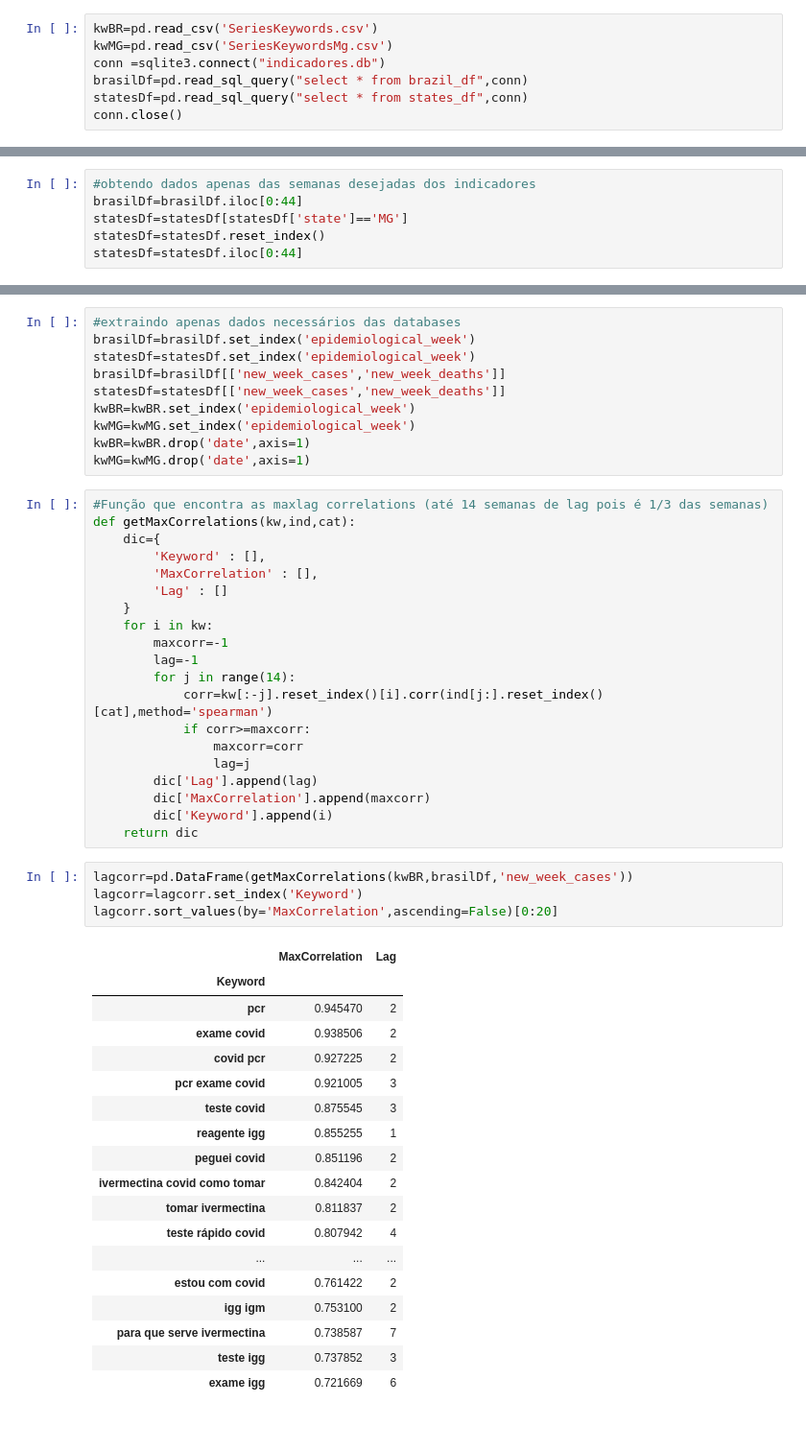
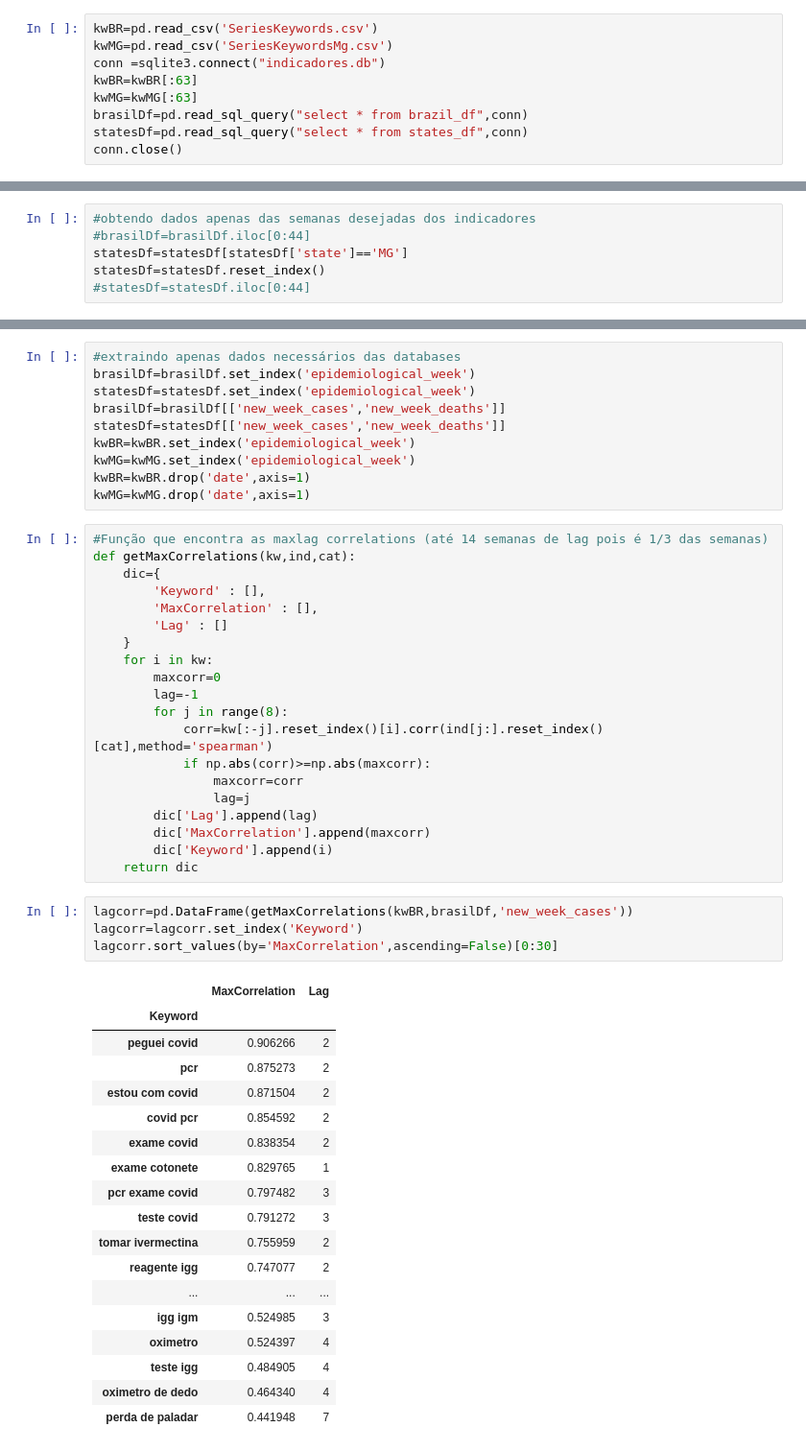
Before and after one commit to CDA-EPCWeb/Google-Trends, a Jupyter notebook: lagCorrelations.ipynb, the cells around one changed output, grey strips where cells are left out. Shown: that part at 96% size. Saved outputs shown, nothing was run; the diff lists cells and outputs as text.

```diff
--- a/lagCorrelations.ipynb
+++ b/lagCorrelations.ipynb
@@ -5,6 +7,8 @@ import sqlite3
 kwBR=pd.read_csv('SeriesKeywords.csv')
 kwMG=pd.read_csv('SeriesKeywordsMg.csv')
 conn =sqlite3.connect("indicadores.db")
+kwBR=kwBR[:63]
+kwMG=kwMG[:63]
 brasilDf=pd.read_sql_query("select * from brazil_df",conn)
 statesDf=pd.read_sql_query("select * from states_df",conn)
 conn.close()
@@ -11,9 +31,9 @@ conn.close()
 # %%
 #obtendo dados apenas das semanas desejadas dos indicadores
-brasilDf=brasilDf.iloc[0:44]
+#brasilDf=brasilDf.iloc[0:44]
 statesDf=statesDf[statesDf['state']=='MG']
 statesDf=statesDf.reset_index()
-statesDf=statesDf.iloc[0:44]
+#statesDf=statesDf.iloc[0:44]
 # %%
 #reordenando colunas para mais facil visualização
 cols=kwMG.columns.tolist()
@@ -54,11 +74,11 @@ def getMaxCorrelations(kw,ind,cat):
         'Lag' : []
     }
     for i in kw:
-        maxcorr=-1
+        maxcorr=0
         lag=-1
-        for j in range(14):
+        for j in range(8):
             corr=kw[:-j].reset_index()[i].corr(ind[j:].reset_index()[cat],method='spearman')
-            if corr>=maxcorr:
+            if np.abs(corr)>=np.abs(maxcorr):
                 maxcorr=corr
                 lag=j
         dic['Lag'].append(lag)
@@ -68,26 +88,26 @@ def getMaxCorrelations(kw,ind,cat):
 # %%
 lagcorr=pd.DataFrame(getMaxCorrelations(kwBR,brasilDf,'new_week_cases'))
 lagcorr=lagcorr.set_index('Keyword')
-lagcorr.sort_values(by='MaxCorrelation',ascending=False)[0:20]
+lagcorr.sort_values(by='MaxCorrelation',ascending=False)[0:30]
 # %% [output]
 |  | MaxCorrelation | Lag |
 | Keyword |  |  |
-| pcr | 0.945470 | 2 |
-| exame covid | 0.938506 | 2 |
-| covid pcr | 0.927225 | 2 |
-| pcr exame covid | 0.921005 | 3 |
-| teste covid | 0.875545 | 3 |
-| reagente igg | 0.855255 | 1 |
-| peguei covid | 0.851196 | 2 |
-| ivermectina covid como tomar | 0.842404 | 2 |
-| tomar ivermectina | 0.811837 | 2 |
-| teste rápido covid | 0.807942 | 4 |
+| peguei covid | 0.906266 | 2 |
+| pcr | 0.875273 | 2 |
+| estou com covid | 0.871504 | 2 |
+| covid pcr | 0.854592 | 2 |
+| exame covid | 0.838354 | 2 |
+| exame cotonete | 0.829765 | 1 |
+| pcr exame covid | 0.797482 | 3 |
+| teste covid | 0.791272 | 3 |
+| tomar ivermectina | 0.755959 | 2 |
+| reagente igg | 0.747077 | 2 |
 | ... | ... | ... |
-| estou com covid | 0.761422 | 2 |
-| igg igm | 0.753100 | 2 |
-| para que serve ivermectina | 0.738587 | 7 |
-| teste igg | 0.737852 | 3 |
-| exame igg | 0.721669 | 6 |
+| igg igm | 0.524985 | 3 |
+| oximetro | 0.524397 | 4 |
+| teste igg | 0.484905 | 4 |
+| oximetro de dedo | 0.464340 | 4 |
+| perda de paladar | 0.441948 | 7 |
 # %%
 lagcorrd=pd.DataFrame(getMaxCorrelations(kwBR,brasilDf,'new_week_deaths'))
 lagcorrd=lagcorrd.set_index('Keyword')
```
Also changed, not shown: parts of 16 cells of this notebook, 5 other files.
